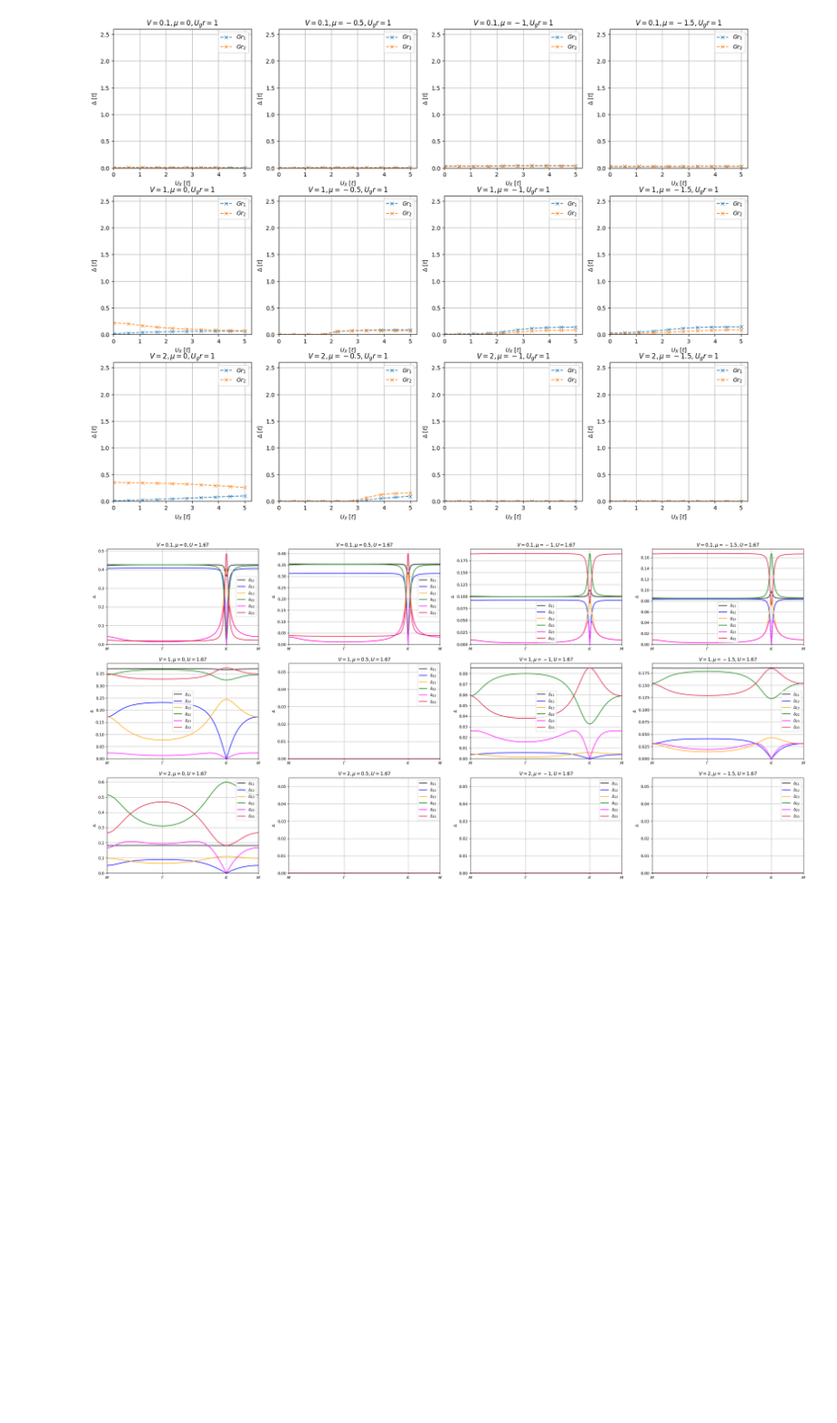
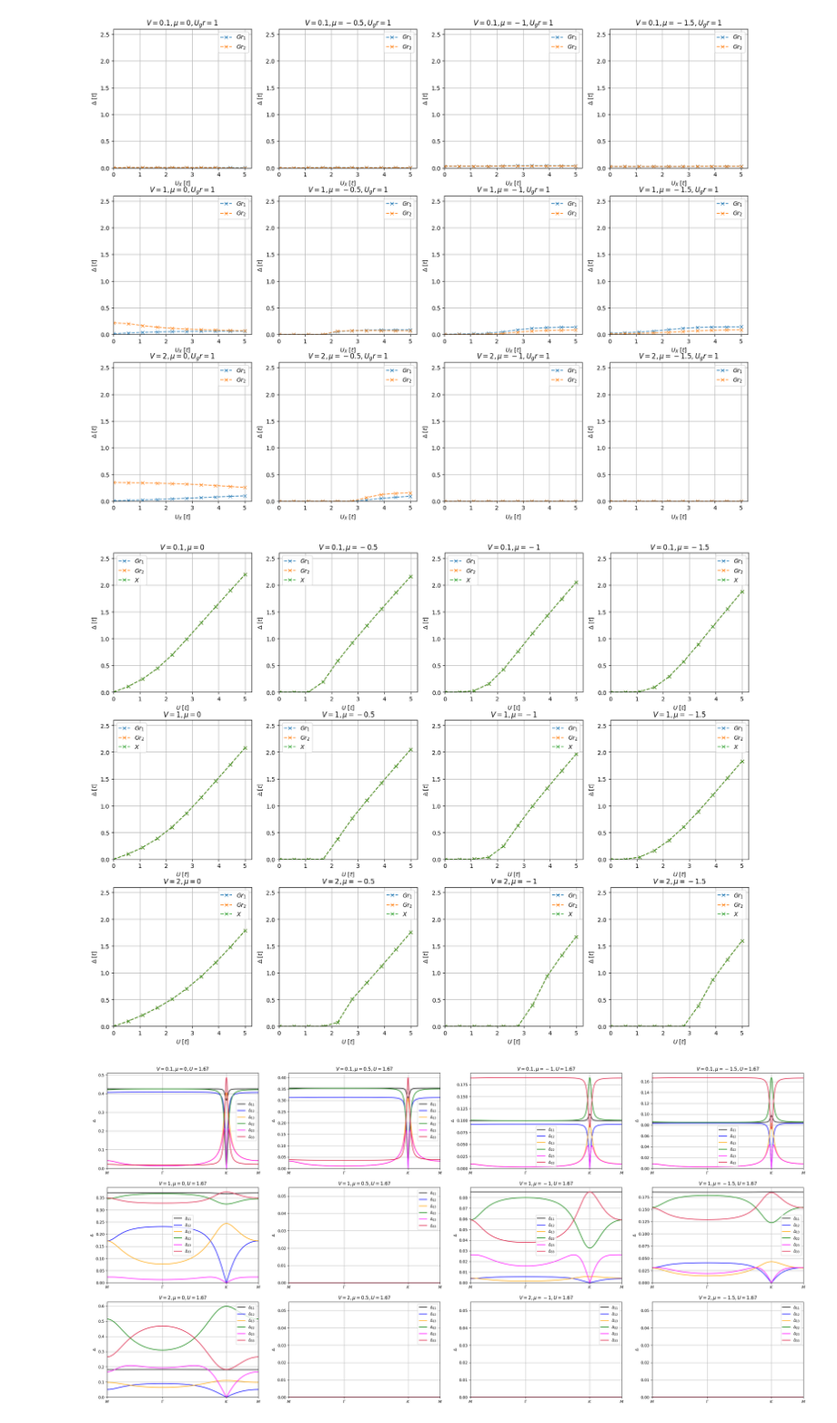
Before and after one commit to Ruberhauptmann/quantum-metric-egx, a Jupyter notebook: plot_gap_against_U.ipynb, the cells around one changed output. Shown at 91% size. Saved outputs shown, nothing was run; the diff lists cells and outputs as text; code cells hidden in the pictures; blank space fills up the shorter version.

```diff
--- a/plot_gap_against_U.ipynb
+++ b/plot_gap_against_U.ipynb
@@ -19,7 +19,7 @@ points = [(M, 'M'), (Gamma, r'\Gamma'), (all_K_points[1], 'K')]
 band_path, band_path_plot, ticks, labels = plotting.generate_bz_path(points, number_of_points=1000)
 # %%
 def plot_for_V(V_list, base_path):
-    mu_list = [0, 0.5, -1, -1.5]
+    mu_list = [0, -0.5, -1, -1.5]
 
     fig, axs = plt.subplots(nrows=len(V_list), ncols=len(mu_list), figsize=(5*len(mu_list), 5*len(V_list)))
 
@@ -31,17 +31,17 @@ def plot_for_V(V_list, base_path):
 
             ax.plot(data['U'], data['delta_0'], 'x--', label='$Gr_1$', alpha=0.8)
             ax.plot(data['U'], data['delta_1'], 'x--', label='$Gr_2$', alpha=0.8)
-            #ax.plot(data['U'], data['delta_2'], 'x--', label='$X$', alpha=0.8)
+            ax.plot(data['U'], data['delta_2'], 'x--', label='$X$', alpha=0.8)
 
             ax.set_ylim(bottom=0, top=2.6)
             ax.set_xlim(left=0)
             ax.grid(True)
-            #ax.set_xlabel(r'$U\ [t]$')
-            ax.set_xlabel(r'$U_X\ [t]$')
+            ax.set_xlabel(r'$U\ [t]$')
+            #ax.set_xlabel(r'$U_X\ [t]$')
             ax.set_ylabel(r'$\Delta\ [t]$')
             ax.legend()
-            #ax.set_title(f'$V = {V}, \\mu = {mu}$')
-            ax.set_title(f'$V = {V}, \\mu = {mu}, U_gr = 1$')
+            ax.set_title(f'$V = {V}, \\mu = {mu}$')
+            #ax.set_title(f'$V = {V}, \\mu = {mu}, U_gr = 1$')
 
     return fig
 # %%
@@ -54,5 +54,10 @@ fig = plot_for_V([0.1, 1, 2], 'egx/gap_size_vs_UX')
 fig.savefig(f'gap_plots/gap_size_vs_U_egx_vary_UX.pdf')
 # %% [output]
 [figure]
+# %%
+fig = plot_for_V([0.1, 1, 2], 'egx/gap_size_vs_U_uniform_pairing_constraint')
+fig.savefig(f'gap_plots/gap_size_vs_U_egx_uniform_pairing_constraint.pdf')
+# %% [output]
+[figure, added]
 # %%
 def plot_band_basis(V_list, base_path):
```
Also changed, not shown: parts of 7 cells of this notebook, 52 other files.
